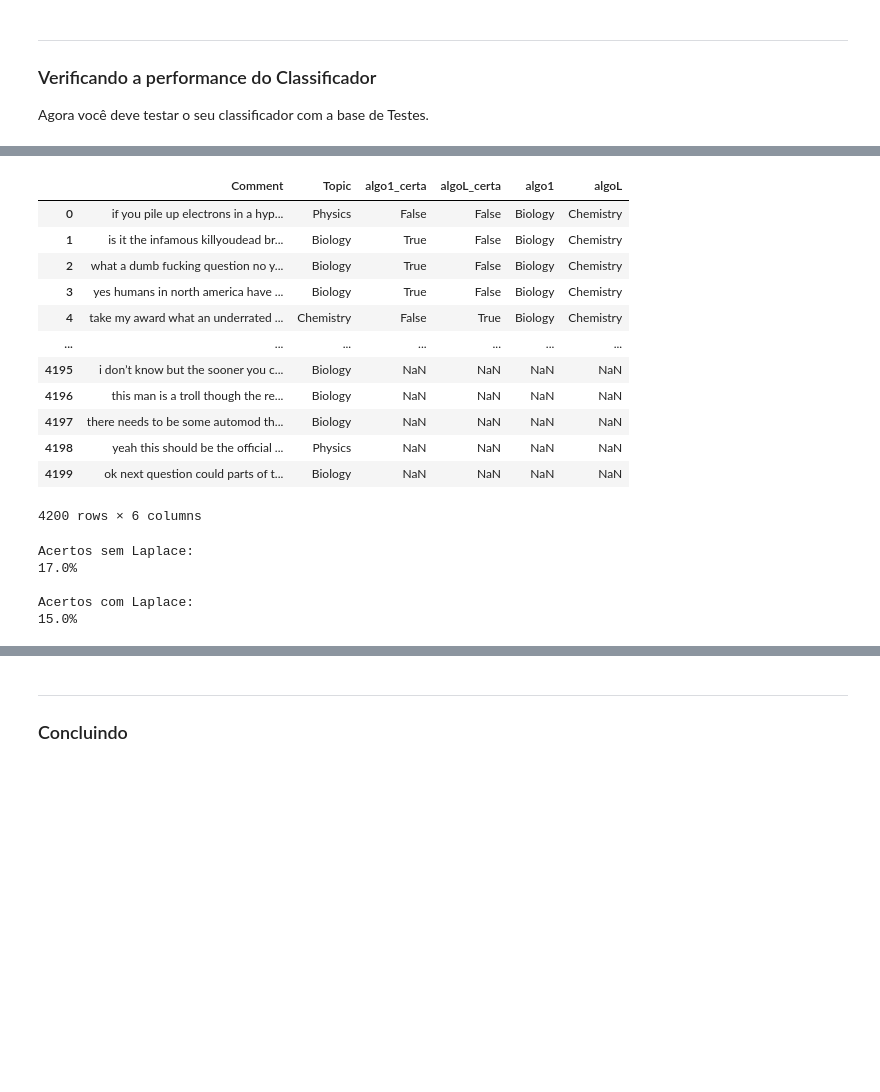
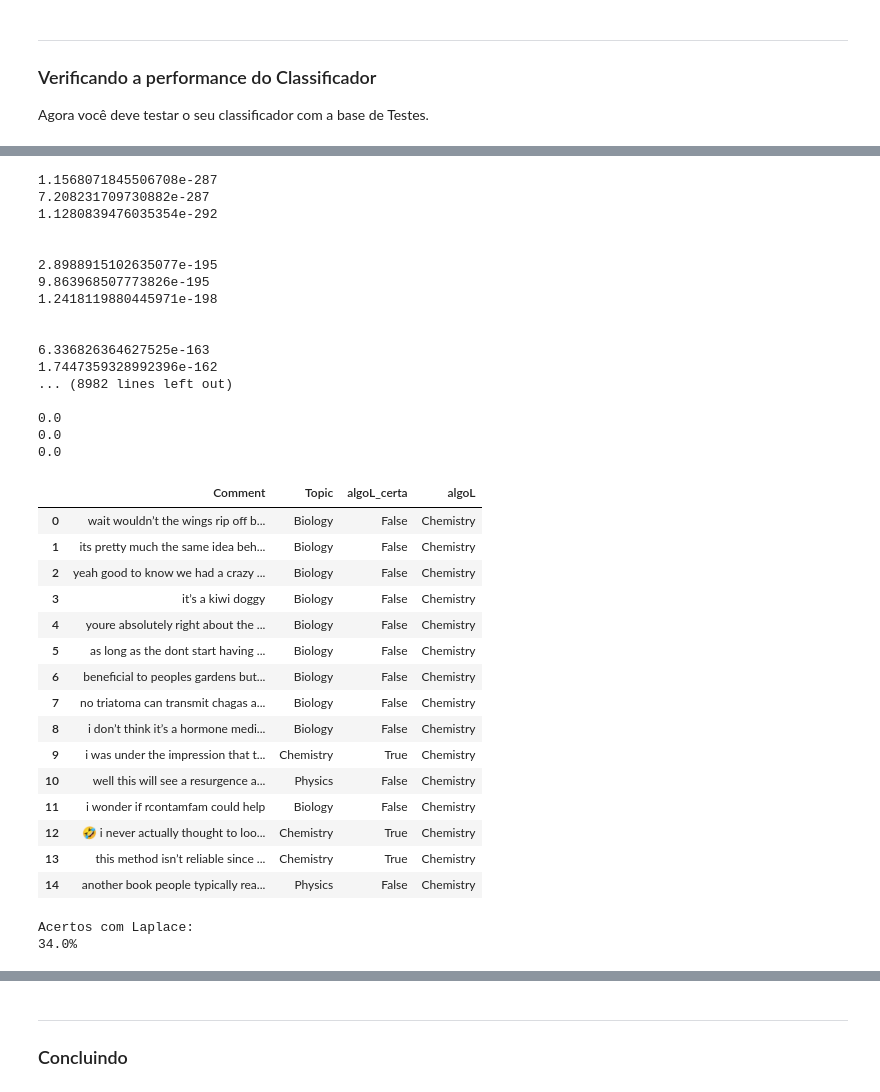
Before and after one commit to Danilo-C-Ramos/C-Dados-Grupo-1, a Jupyter notebook: Projeto1 Template.ipynb, the cells around one changed output, grey strips where cells are left out. Cells and saved outputs as stored; diff of their text form; code cells hidden in the pictures; blank space fills up the shorter version.

```diff
--- a/Projeto1 Template.ipynb
+++ b/Projeto1 Template.ipynb
@@ -74,6 +84,6 @@ def cleanup(text):
 # %%
 for i, frase in enumerate(train.Comment):
-    train.Comment[i] = cleanup(frase.lower())
+    train.Comment[i] = cleanup_stopwords(frase.lower())
 # %%
 train_physics = train.loc[train.Topic == 'Physics']
 train_biology = train.loc[train.Topic == 'Biology']
@@ -264,55 +278,72 @@ Sem Laplace:
 Com Laplace:
  Chemistry
 # %%
-validacao = train
-validacao['algo1_certa'] = 'NaN'
+validacao = test
+# validacao['algo1_certa'] = 'NaN'
 validacao['algoL_certa'] = 'NaN'
-validacao['algo1'] = 'NaN'
-validacao['algoL'] = 'NaN'
+# validacao['algo1'] = 'NaN'
+validacao['algoL'] = 'NaAAAN'
 
 for i, frase in enumerate(test.Comment):
     frase = cleanup_stopwords(frase)
-    validacao['algo1'][i] = algoritmo_1(frase)
+    # validacao['algo1'][i] = algoritmo_1(frase)
     validacao['algoL'][i] = algoritmo_laplace(frase)
 
-    if validacao['algo1'][i] == validacao['Topic'][i]:
-        validacao['algo1_certa'][i] = True
-    else:
-        validacao['algo1_certa'][i] = False
+    # if validacao['algo1'][i] == validacao['Topic'][i]:
+        # validacao['algo1_certa'][i] = True
+    # else:
+        # validacao['algo1_certa'][i] = False
 
     if validacao['algoL'][i] == validacao['Topic'][i]:
         validacao['algoL_certa'][i] = True
     else:
         validacao['algoL_certa'][i] = False
 
-validacao
+validacao.head(15)
 # %% [output]
+1.1568071845506708e-287
+7.208231709730882e-287
+1.1280839476035354e-292
+
+
+2.8988915102635077e-195
+9.863968507773826e-195
+1.2418119880445971e-198
+
+
+6.336826364627525e-163
+1.7447359328992396e-162
+... (8982 lines left out)
+
+0.0
+0.0
+0.0
-|  | Comment | Topic | algo1_certa | algoL_certa | algo1 | algoL |
-| 0 | if you pile up electrons in a hyp... | Physics | False | False | Biology | Chemistry |
-| 1 | is it the infamous killyoudead br... | Biology | True | False | Biology | Chemistry |
-| 2 | what a dumb fucking question no y... | Biology | True | False | Biology | Chemistry |
-| 3 | yes humans in north america have ... | Biology | True | False | Biology | Chemistry |
-| 4 | take my award what an underrated ... | Chemistry | False | True | Biology | Chemistry |
-| ... | ... | ... | ... | ... | ... | ... |
-| 4195 | i don’t know but the sooner you c... | Biology | NaN | NaN | NaN | NaN |
-| 4196 | this man is a troll though the re... | Biology | NaN | NaN | NaN | NaN |
-| 4197 | there needs to be some automod th... | Biology | NaN | NaN | NaN | NaN |
-| 4198 | yeah this should be the official ... | Physics | NaN | NaN | NaN | NaN |
-| 4199 | ok next question could parts of t... | Biology | NaN | NaN | NaN | NaN |
+|  | Comment | Topic | algoL_certa | algoL |
+| 0 | wait wouldn’t the wings rip off b... | Biology | False | Chemistry |
+| 1 | its pretty much the same idea beh... | Biology | False | Chemistry |
+| 2 | yeah good to know we had a crazy ... | Biology | False | Chemistry |
+| 3 | it’s a kiwi doggy | Biology | False | Chemistry |
+| 4 | youre absolutely right about the ... | Biology | False | Chemistry |
+| 5 | as long as the dont start having ... | Biology | False | Chemistry |
+| 6 | beneficial to peoples gardens but... | Biology | False | Chemistry |
+| 7 | no triatoma can transmit chagas a... | Biology | False | Chemistry |
+| 8 | i don’t think it’s a hormone medi... | Biology | False | Chemistry |
+| 9 | i was under the impression that t... | Chemistry | True | Chemistry |
+| 10 | well this will see a resurgence a... | Physics | False | Chemistry |
+| 11 | i wonder if rcontamfam could help | Biology | False | Chemistry |
+| 12 | 🤣 i never actually thought to loo... | Chemistry | True | Chemistry |
+| 13 | this method isn’t reliable since ... | Chemistry | True | Chemistry |
+| 14 | another book people typically rea... | Physics | False | Chemistry |
-4200 rows × 6 columns
 # %%
-certos_algo1 = validacao.algo1_certa.value_counts(True)
+# certos_algo1 = validacao.algo1_certa.value_counts(True)
 certos_algoL = validacao.algoL_certa.value_counts(True)
 
-print('Acertos sem Laplace: ')
-print(f'{certos_algo1[True].round(2)*100}%')
+# print('Acertos sem Laplace: ')
+# print(f'{certos_algo1[True].round(2)*100}%')
 print('\nAcertos com Laplace:')
 print(f'{certos_algoL[True].round(2)*100}%')
 # %% [output]
-Acertos sem Laplace:
-17.0%
-
 Acertos com Laplace:
-15.0%
+34.0%
 # %%
 # pd.crosstab(test.Topic, test.algo1, normalize=True)
```
Also changed, not shown: parts of 7 cells of this notebook.
